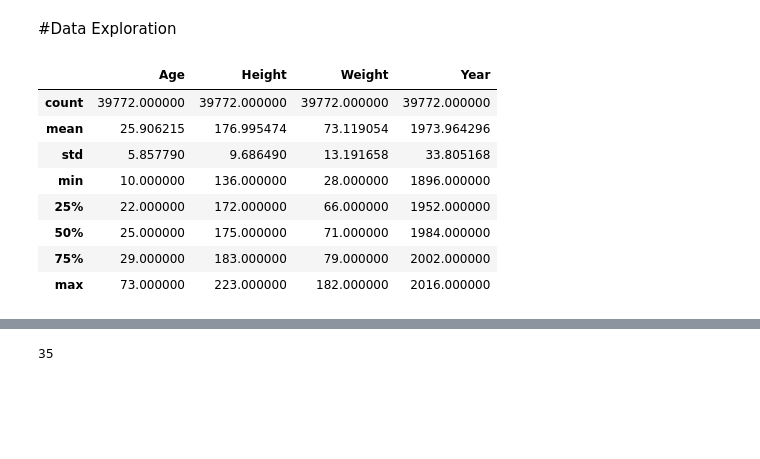
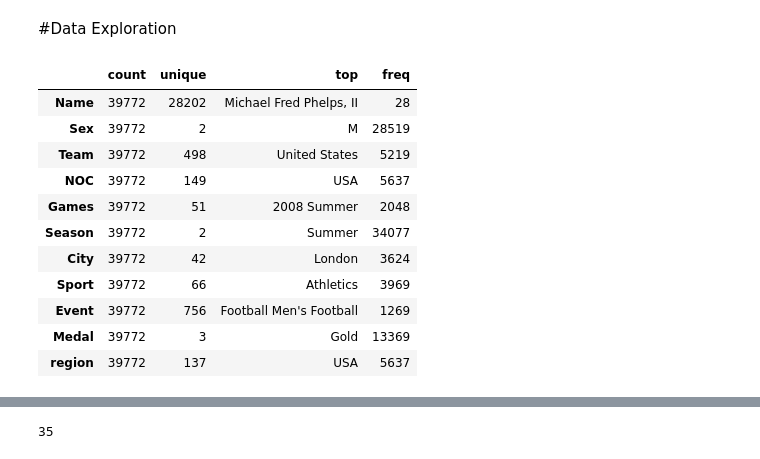
Before and after one commit to MaliheDahmardeh/Olympic-History, a Jupyter notebook: Olympic_History.ipynb, the cells around one changed output, grey strips where cells are left out. Drawn from its saved outputs; the diff is of its cells as text; code cells hidden in the pictures; blank space fills up the shorter version.

```diff
--- a/Olympic_History.ipynb
+++ b/Olympic_History.ipynb
@@ -329,14 +329,17 @@ dtype: int64
 # %% [markdown]
 #Data Exploration
 # %%
-df.describe()
+df.describe(include=['object']).T
 # %% [output]
-|  | Age | Height | Weight | Year |
-| count | 39772.000000 | 39772.000000 | 39772.000000 | 39772.000000 |
-| mean | 25.906215 | 176.995474 | 73.119054 | 1973.964296 |
-| std | 5.857790 | 9.686490 | 13.191658 | 33.805168 |
-| min | 10.000000 | 136.000000 | 28.000000 | 1896.000000 |
-| 25% | 22.000000 | 172.000000 | 66.000000 | 1952.000000 |
-| 50% | 25.000000 | 175.000000 | 71.000000 | 1984.000000 |
-| 75% | 29.000000 | 183.000000 | 79.000000 | 2002.000000 |
-| max | 73.000000 | 223.000000 | 182.000000 | 2016.000000 |
+|  | count | unique | top | freq |
+| Name | 39772 | 28202 | Michael Fred Phelps, II | 28 |
+| Sex | 39772 | 2 | M | 28519 |
+| Team | 39772 | 498 | United States | 5219 |
+| NOC | 39772 | 149 | USA | 5637 |
+| Games | 39772 | 51 | 2008 Summer | 2048 |
+| Season | 39772 | 2 | Summer | 34077 |
+| City | 39772 | 42 | London | 3624 |
+| Sport | 39772 | 66 | Athletics | 3969 |
+| Event | 39772 | 756 | Football Men's Football | 1269 |
+| Medal | 39772 | 3 | Gold | 13369 |
+| region | 39772 | 137 | USA | 5637 |
```
Also changed, not shown: parts of 5 cells of this notebook.
